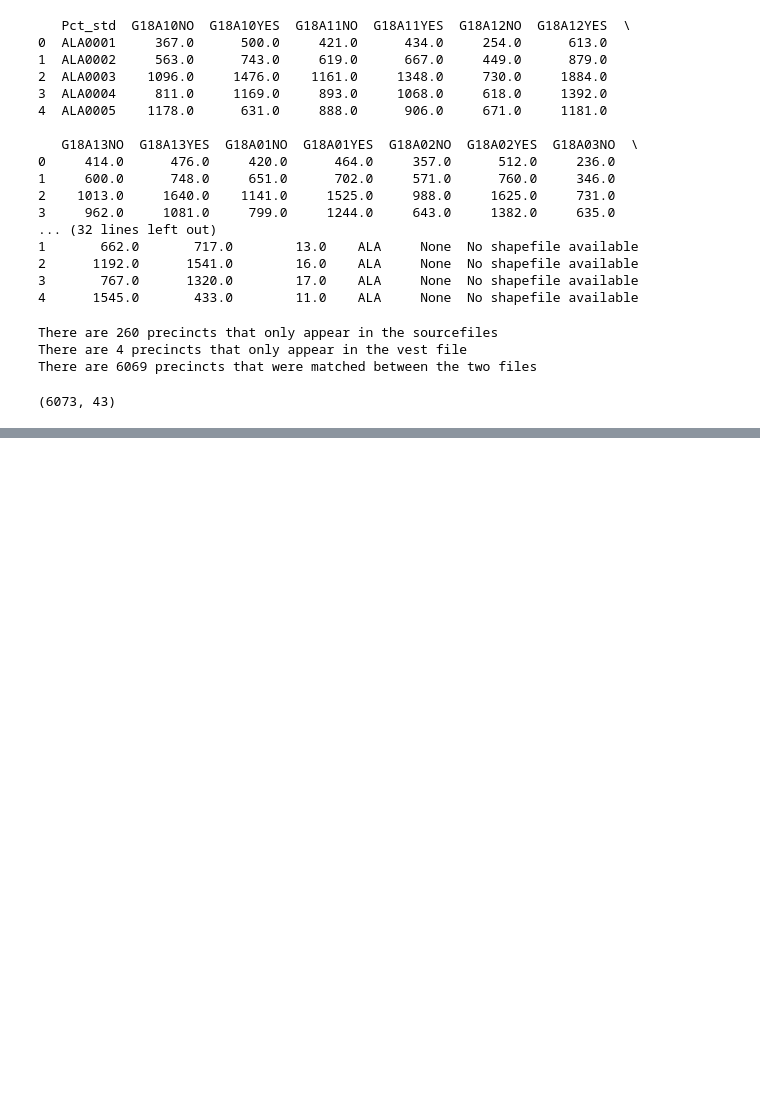
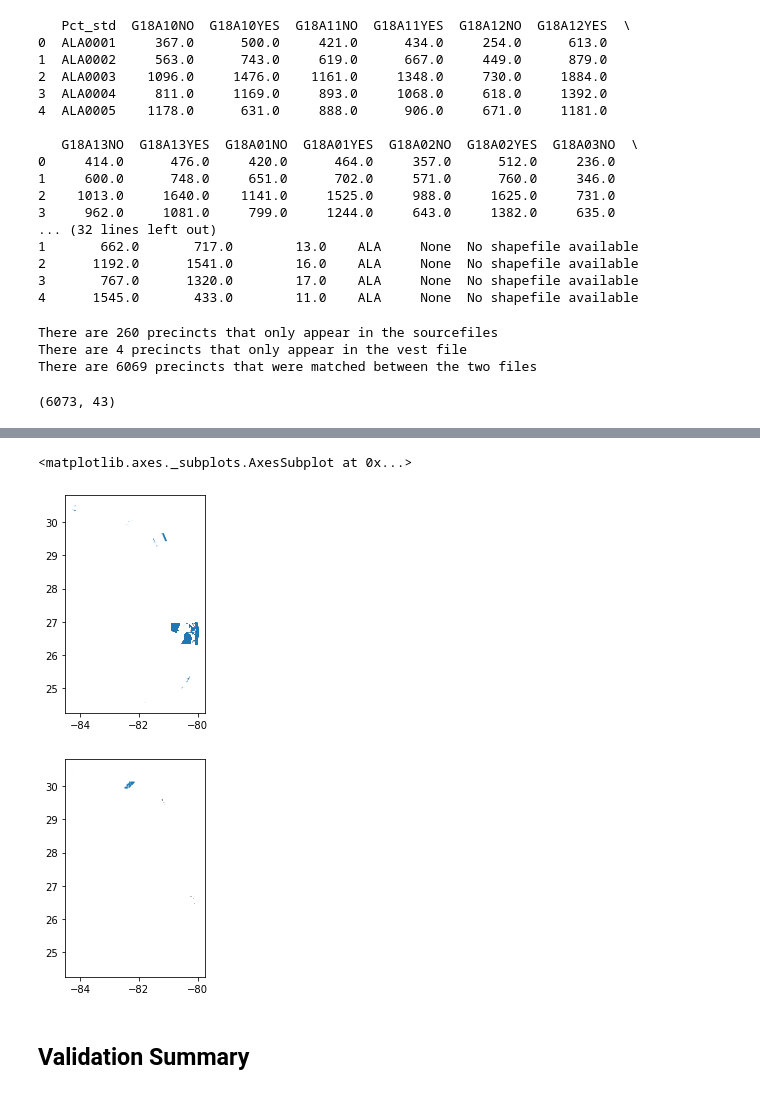
Before and after one commit to nonpartisan-redistricting-datahub/pdv-fl, a Jupyter notebook: VEST_FL_18_replication.ipynb, the cells around one changed output, grey strips where cells are left out. Cells and saved outputs as stored; diff of their text form; code cells hidden in the pictures; blank space fills up the shorter version.

```diff
--- a/VEST_FL_18_replication.ipynb
+++ b/VEST_FL_18_replication.ipynb
@@ -1138,0 +1172,8 @@ print(matched_data[matched_data["Pct_std"]=="DAD0011"])
+# %%
+#Plot where these intersect
+shp_intersection = gp.overlay(pdv_shapes_just_shapes, vest_shapes_just_shapes, how='intersection')
+shp_intersection.plot()
+# %% [output]
+<matplotlib.axes._subplots.AxesSubplot at 0x...>
+[figure, added]
+[figure, added]
@@ -1138,0 +1184,2 @@ print(matched_data[matched_data["Pct_std"]=="DAD0011"])
+# %% [markdown]
+## Validation Summary
```
Also changed, not shown: parts of 85 cells of this notebook.
